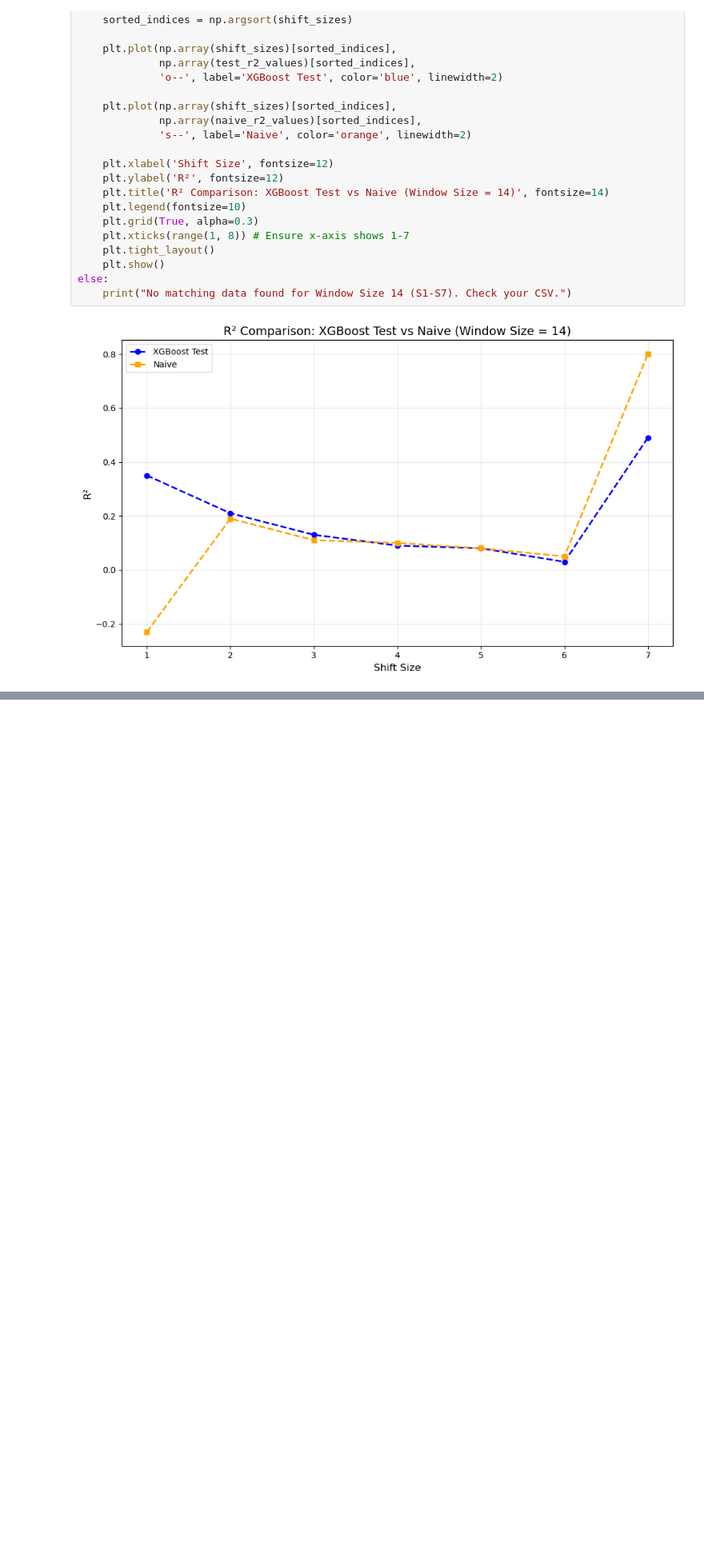
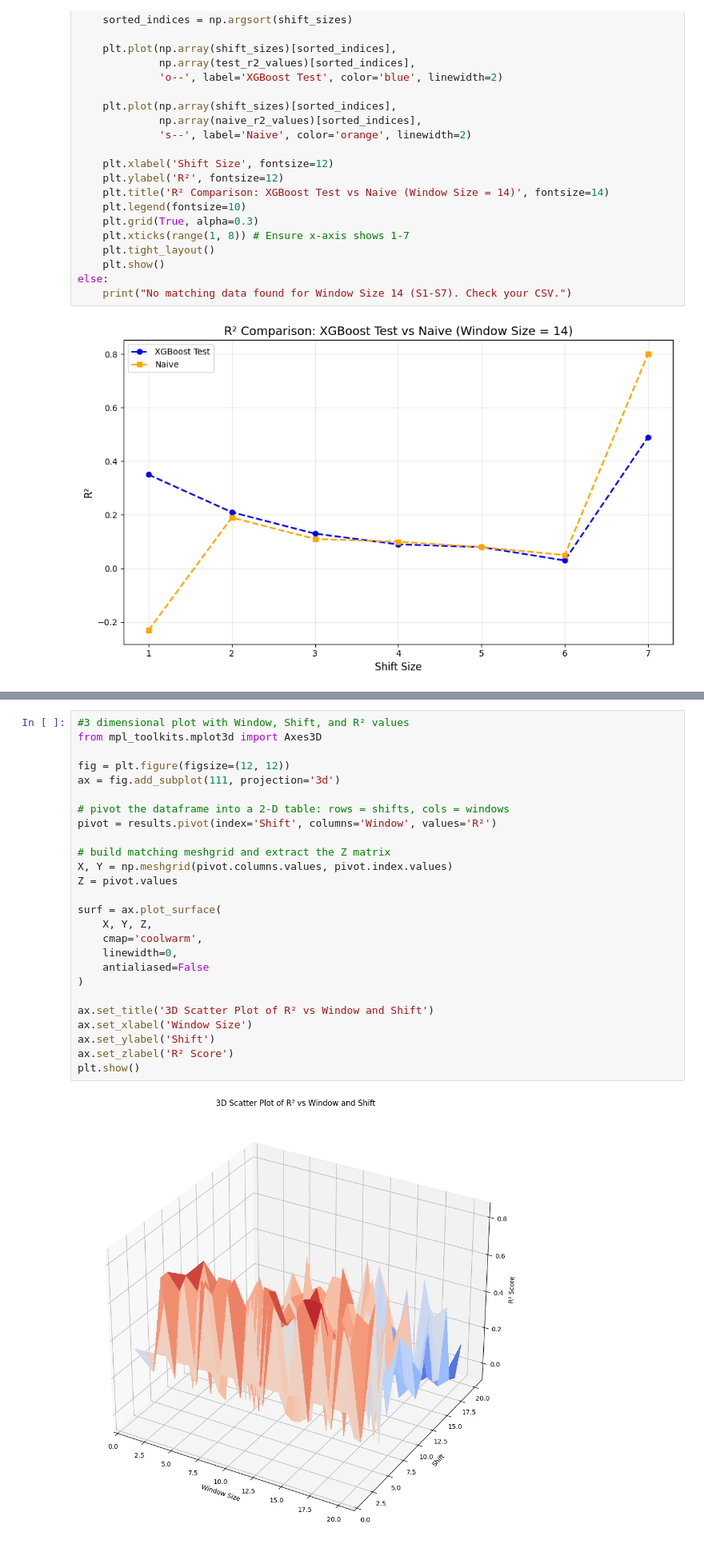
Before and after one commit to kevzhu14/FluxForecast--Water-Treatment-Plant-Turbidity-Predictor---Anomaly-Detection, a Jupyter notebook: Data_processing.ipynb, the cells around one changed output, grey strips where cells are left out. Shown at 80% size. Drawn from its saved outputs; the diff is of its cells as text; blank space fills up the shorter version.

```diff
--- a/Data_processing.ipynb
+++ b/Data_processing.ipynb
@@ -557,0 +650,28 @@ Data used for plotting:
+# %%
+#3 dimensional plot with Window, Shift, and R² values
+from mpl_toolkits.mplot3d import Axes3D
+
+fig = plt.figure(figsize=(12, 12))
+ax = fig.add_subplot(111, projection='3d')
+
+# pivot the dataframe into a 2‑D table: rows = shifts, cols = windows
+pivot = results.pivot(index='Shift', columns='Window', values='R²')
+
+# build matching meshgrid and extract the Z matrix
+X, Y = np.meshgrid(pivot.columns.values, pivot.index.values)
+Z = pivot.values
+
+surf = ax.plot_surface(
+    X, Y, Z,
+    cmap='coolwarm',
+    linewidth=0,
+    antialiased=False
+)
+
+ax.set_title('3D Scatter Plot of R² vs Window and Shift')
+ax.set_xlabel('Window Size')
+ax.set_ylabel('Shift')
+ax.set_zlabel('R² Score')
+plt.show()
+# %% [output]
+[figure, added]
```
Also changed, not shown: parts of 7 cells of this notebook.
